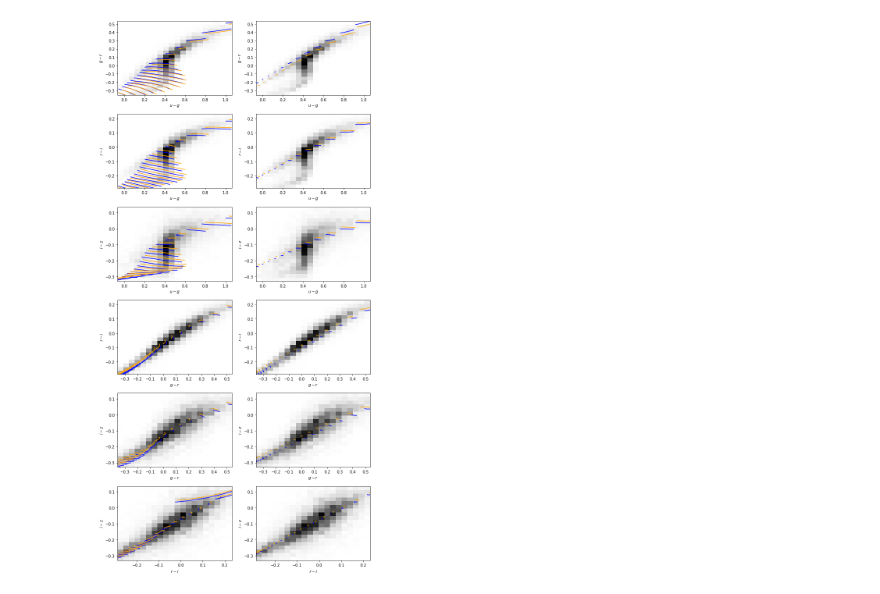
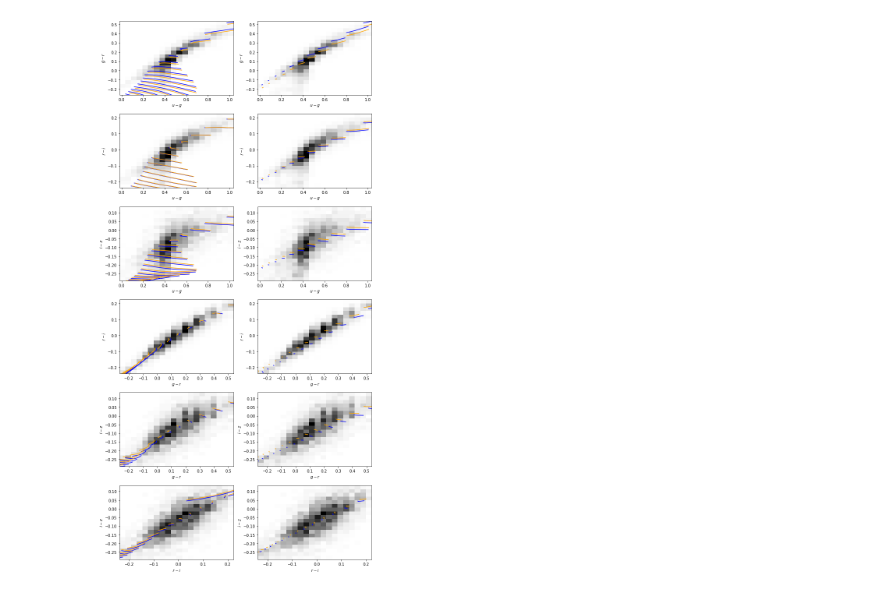
Before and after one commit to ixkael/data-driven-stellar-models, a Jupyter notebook: Stellar grid correction prototype.ipynb, the cells around one changed output. Saved outputs shown, nothing was run; the diff lists cells and outputs as text; code cells hidden in the pictures.

```diff
--- a/Stellar grid correction prototype.ipynb
+++ b/Stellar grid correction prototype.ipynb
@@ -100,7 +106,7 @@ Corrections_dim1_unbounded = tf.Variable(np.random.randn(num_bands, gridsize1, n
 Corrections_dim2_unbounded = tf.Variable(np.random.randn(num_bands, gridsize2, numtypes)*0.01, dtype=tf.float32)
 
 Dim1_grid = tf.placeholder(shape=[gridsize1, ], dtype=tf.float32)
-Dim2_grid = tf.placeholder(shape=[gridsize1, ], dtype=tf.float32)
+Dim2_grid = tf.placeholder(shape=[gridsize2, ], dtype=tf.float32)
 
 # We need to set the lengthscale/smoothness of the GP in the two dimensions.
 # Those are positive (thus the exponentiation) and will be optimized.
@@ -128,7 +134,7 @@ LogGPprior2 = tf.reduce_sum(LogGPpriors2)
 # Set the corrections to zero in the bands that are fixed
 Fixed_band_indices = tf.placeholder(shape=[num_fixed_bands, ], dtype=tf.int32)
 tf.scatter_update(Corrections_dim1_unbounded, Fixed_band_indices, tf.zeros((num_fixed_bands, gridsize1, numtypes)))
-tf.scatter_update(Corrections_dim2_unbounded, Fixed_band_indices, tf.zeros((num_fixed_bands, gridsize1, numtypes)))
+tf.scatter_update(Corrections_dim2_unbounded, Fixed_band_indices, tf.zeros((num_fixed_bands, gridsize2, numtypes)))
 
 # Now we map them to a limited space: [-max_correction_magnitude, +max_correction_magnitude]
 # (tf.sigmoid maps R on [0, 1])
@@ -177,8 +183,8 @@ Logevidences = tf.reduce_logsumexp(Loglikes, axis=(1, 2, 3))
 # Size: scalar!
 MinusLogprob = - tf.reduce_sum(Logevidences, axis=0) - LogGPprior1 - LogGPprior2
 # %%
-num_iterations = 5000
-learning_rate = 2e-2
+num_iterations = 1000
+learning_rate = 1e-2
 
 Optimizer = tf.train.AdamOptimizer(learning_rate=learning_rate)\
     .minimize(MinusLogprob)
@@ -239,10 +291,9 @@ KeyboardInterrupt:
 # %%
-# TODO: add actual log g and T grids!
 # num_bands, gridsize1, numtypes
-fig, axs = plt.subplots(num_bands, 2, figsize=(8, 8), sharex=True)
+fig, axs = plt.subplots(num_bands, 2, figsize=(8, 8), sharex=False)
 for i in range(num_bands):
     axs[i, 0].plot(range(len(dim1_grid)), np.zeros(len(dim1_grid)), ls='--', c='k', label='Type 1')
-    axs[i, 1].plot(range(len(dim1_grid)), np.zeros(len(dim1_grid)), ls='--', c='k', label='Type 2')
+    axs[i, 1].plot(range(len(dim2_grid)), np.zeros(len(dim2_grid)), ls='--', c='k', label='Type 2')
     axs[i, 0].plot(range(len(dim1_grid)), corrections_dim1[i, :, 0], label='Type 1')
     axs[i, 0].plot(range(len(dim1_grid)), corrections_dim1[i, :, 1], label='Type 2')
     axs[i, 1].plot(range(len(dim2_grid)), corrections_dim2[i, :, :])
@@ -256,0 +308,16 @@ fig.tight_layout()
+# %%
+# TODO: add actual log g and T grids!
+# num_bands, gridsize1, numtypes
+fig, axs = plt.subplots(num_bands, 2, figsize=(8, 8), sharex=False)
+for i in range(num_bands):
+    axs[i, 0].plot(loggDA_vec, np.zeros(len(dim1_grid)), ls='--', c='k', label='Type 1')
+    axs[i, 1].plot(temp_vec, np.zeros(len(dim2_grid)), ls='--', c='k', label='Type 2')
+    axs[i, 0].plot(loggDA_vec, corrections_dim1[i, :, 0], label='Type 1')
+    axs[i, 0].plot(loggDB_vec, corrections_dim1[i, :, 1], label='Type 2')
+    axs[i, 1].plot(temp_vec, corrections_dim2[i, :, :])
+    axs[i, 0].set_ylabel('Corr in band '+str(i+1))
+    axs[i, 1].set_ylabel('Corr in band '+str(i+1))
+axs[-1, 0].set_xlabel('Log g')
+axs[-1, 1].set_xlabel('T')
+axs[0, 0].legend()
+fig.tight_layout()
@@ -257,30 +326,30 @@ fig.tight_layout()
 # %%
 fig, axs = plt.subplots(6, 2, figsize=(10, 20))
 #axs = axs.ravel()
 off = -1
 def custom_range(x, factor=2):
     m = np.mean(x)
     s = np.std(x)
     return [m  - factor*s, m + factor * s]
 for i in range(num_bands-1):
     for j in range(i+1, num_bands-1):
         off += 1
         norm = None;#LogNorm()#
         rr = [[-0.6, 1.5], [-0.6, 1]]
-        for t in range(stellarmodel_grid.shape[3]):
+        for t in range(0, stellarmodel_grid.shape[3], plotstrides):
             rr = [custom_range(obsmags[:, i] - obsmags[:, i+1]), custom_range(obsmags[:, j] - obsmags[:, j+1])]
             axs[off, t].hist2d(obsmags[:, i] - obsmags[:, i+1], obsmags[:, j] - obsmags[:, j+1],
                             20, norm=norm, range=rr, cmap='Greys', zorder=0)
             axs[off, t].set_xlabel('$'+bandnames[i]+'-'+bandnames[i+1]+'$')
             axs[off, t].set_ylabel('$'+bandnames[j]+'-'+bandnames[j+1]+'$')
-            for g in range(stellarmodel_grid.shape[2]):
+            for g in range(0, stellarmodel_grid.shape[2], plotstrides):
                 mod1 = stellarmodel_grid[i, :, g, t] - stellarmodel_grid[i+1, :, g, t]
                 mod2 = stellarmodel_grid[j, :, g, t] - stellarmodel_grid[j+1, :, g, t]
                 axs[off, t].plot(mod1.ravel(), mod2.ravel(), c='blue', zorder=1)
                 mod1 = corrected_stellarmodel_grid[i, :, g, t] - corrected_stellarmodel_grid[i+1, :, g, t]
                 mod2 = corrected_stellarmodel_grid[j, :, g, t] - corrected_stellarmodel_grid[j+1, :, g, t]
                 axs[off, t].plot(mod1.ravel(), mod2.ravel(), c='orange', zorder=2)
 
 fig.tight_layout()
 # %% [output]
-[figure, old version]
+[figure, new version]
```
Also changed, not shown: parts of 12 cells of this notebook, 5 other files.
